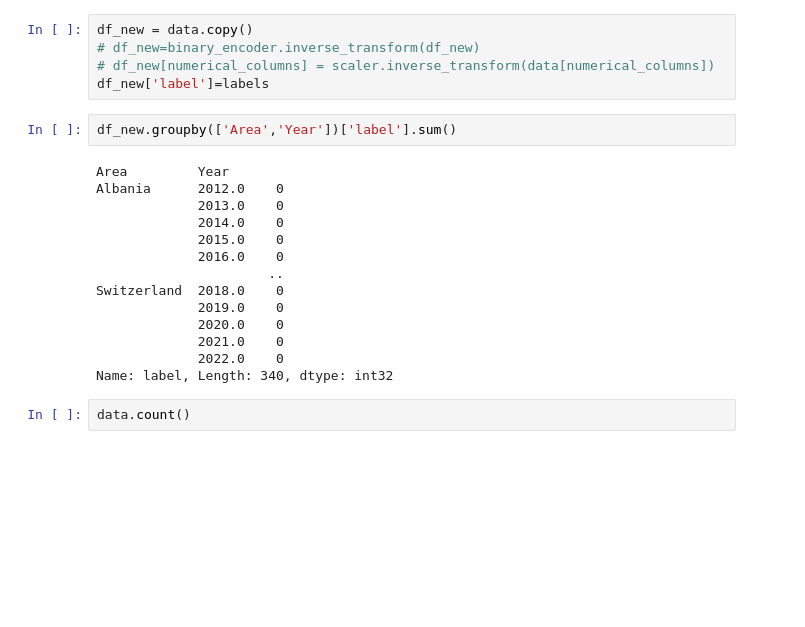
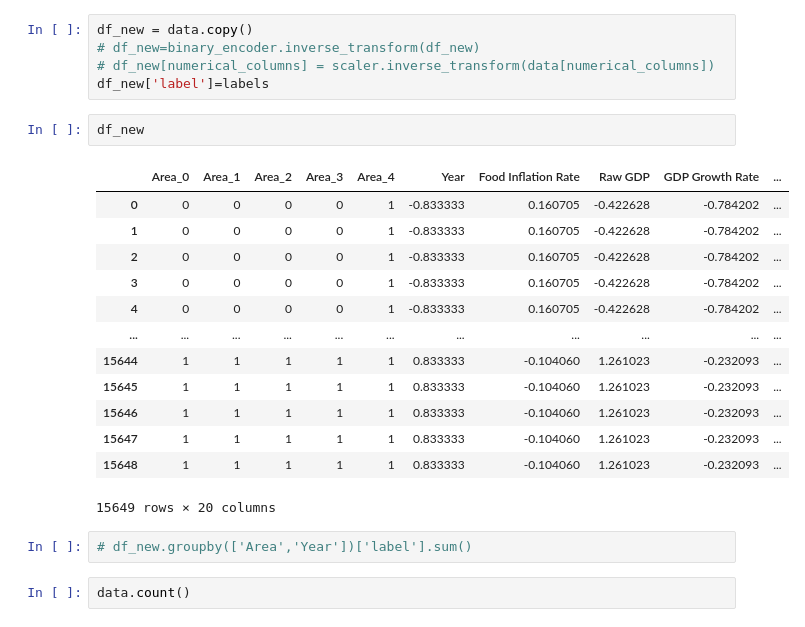
Before and after one commit to filipsam789/food-explainable-ai, a Jupyter notebook: project.ipynb, the cells around one changed output. Saved outputs shown, nothing was run; the diff lists cells and outputs as text; blank space fills up the shorter version.

```diff
--- a/project.ipynb
+++ b/project.ipynb
@@ -560,22 +562,24 @@ df_new = data.copy()
 # df_new=binary_encoder.inverse_transform(df_new)
 # df_new[numerical_columns] = scaler.inverse_transform(data[numerical_columns])
 df_new['label']=labels
+# %%
+df_new
+# %% [output]
+|  | Area_0 | Area_1 | Area_2 | Area_3 | Area_4 | Year | Food Inflation Rate | Raw GDP | GDP Growth Rate | ... |
+| 0 | 0 | 0 | 0 | 0 | 1 | -0.833333 | 0.160705 | -0.422628 | -0.784202 | ... |
+| 1 | 0 | 0 | 0 | 0 | 1 | -0.833333 | 0.160705 | -0.422628 | -0.784202 | ... |
+| 2 | 0 | 0 | 0 | 0 | 1 | -0.833333 | 0.160705 | -0.422628 | -0.784202 | ... |
+| 3 | 0 | 0 | 0 | 0 | 1 | -0.833333 | 0.160705 | -0.422628 | -0.784202 | ... |
+| 4 | 0 | 0 | 0 | 0 | 1 | -0.833333 | 0.160705 | -0.422628 | -0.784202 | ... |
+| ... | ... | ... | ... | ... | ... | ... | ... | ... | ... | ... |
+| 15644 | 1 | 1 | 1 | 1 | 1 | 0.833333 | -0.104060 | 1.261023 | -0.232093 | ... |
+| 15645 | 1 | 1 | 1 | 1 | 1 | 0.833333 | -0.104060 | 1.261023 | -0.232093 | ... |
+| 15646 | 1 | 1 | 1 | 1 | 1 | 0.833333 | -0.104060 | 1.261023 | -0.232093 | ... |
+| 15647 | 1 | 1 | 1 | 1 | 1 | 0.833333 | -0.104060 | 1.261023 | -0.232093 | ... |
+| 15648 | 1 | 1 | 1 | 1 | 1 | 0.833333 | -0.104060 | 1.261023 | -0.232093 | ... |
+15649 rows × 20 columns
 # %%
-df_new.groupby(['Area','Year'])['label'].sum()
+# df_new.groupby(['Area','Year'])['label'].sum()
-# %% [output]
-Area         Year
-Albania      2012.0    0
-             2013.0    0
-             2014.0    0
-             2015.0    0
-             2016.0    0
-                      ..
-Switzerland  2018.0    0
-             2019.0    0
-             2020.0    0
-             2021.0    0
-             2022.0    0
-Name: label, Length: 340, dtype: int32
 # %%
 data.count()
 # %% [output]
```
Also changed, not shown: parts of 30 cells of this notebook.
